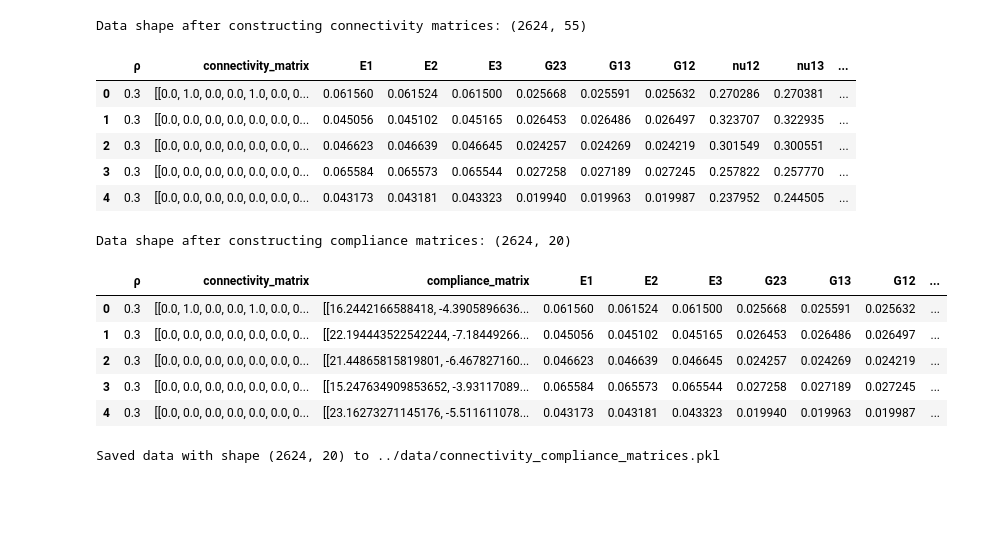
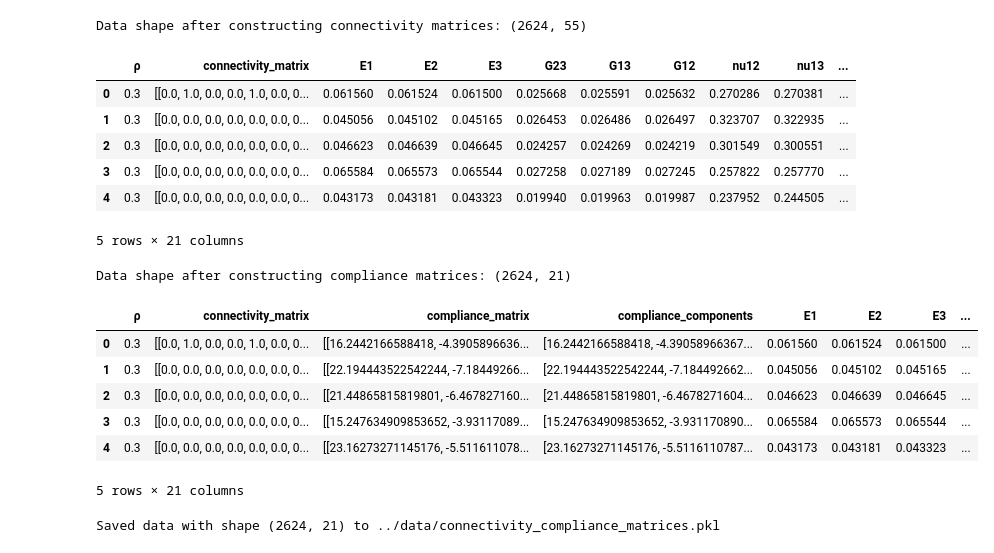
Before and after one commit to saltyjared/chem-277b-group-project, a Jupyter notebook: notebooks/data_matrix_preprocessing.ipynb, the cells around one changed output. Drawn from its saved outputs; the diff is of its cells as text; code cells hidden in the pictures; blank space fills up the shorter version.

Commit message:
update preprocessing to include 1x12 compliance components

```diff
--- a/notebooks/data_matrix_preprocessing.ipynb
+++ b/notebooks/data_matrix_preprocessing.ipynb
@@ -78,7 +78,7 @@ Data shape after constructing connectivity matrices: (2624, 55)
 # %%
 # Reconstruct compliance matrix from columns Sij
 compliance_cols = [col for col in data.columns if re.match(r'S\d{1,2}', col)]
-compliance_cols
+compliance_comps = ['S11', 'S12', 'S13', 'S21', 'S22', 'S23', 'S31', 'S32', 'S33', 'S44', 'S55', 'S66']
 
 def construct_compliance_matrix(row, cols):
     matrix = np.zeros((6, 6))
@@ -88,8 +88,16 @@ def construct_compliance_matrix(row, cols):
         matrix[j-1, i-1] = row[col]
     return np.array(matrix)
 
+def extract_compliance_components(row, cols):
+    components = []
+    for col in cols:
+        components.append(row[col])
+    return np.array(components)
+
+
 # Apply to data, reorder columns, and drop original "ixj" columns
 data['compliance_matrix'] = data.apply(lambda row: construct_compliance_matrix(row, compliance_cols), axis=1)
+data['compliance_components'] = data.apply(lambda row: extract_compliance_components(row, compliance_comps), axis=1)
 data = data.drop(columns=compliance_cols)
 display(data.head())
 print(f"Data shape after constructing compliance matrices: {data.shape}")
@@ -100,21 +108,23 @@ print(f"Data shape after constructing compliance matrices: {data.shape}")
 | 2 | 0.3 | [[0.0, 0.0, 0.0, 0.0, 0.0, 0.0, 0... | 0.046623 | 0.046639 | 0.046645 | 0.024257 | 0.024269 | 0.024219 | 0.301549 | 0.300551 | ... |
 | 3 | 0.3 | [[0.0, 0.0, 0.0, 0.0, 0.0, 0.0, 0... | 0.065584 | 0.065573 | 0.065544 | 0.027258 | 0.027189 | 0.027245 | 0.257822 | 0.257770 | ... |
 | 4 | 0.3 | [[0.0, 0.0, 0.0, 0.0, 0.0, 0.0, 0... | 0.043173 | 0.043181 | 0.043323 | 0.019940 | 0.019963 | 0.019987 | 0.237952 | 0.244505 | ... |
-Data shape after constructing compliance matrices: (2624, 20)
+5 rows × 21 columns
+Data shape after constructing compliance matrices: (2624, 21)
 # %%
 # Reorder columns to have compliance_matrix after connectivity_matrix
-engineering_cols = [col for col in data.columns if col not in ['ρ', 'connectivity_matrix', 'compliance_matrix']]
+engineering_cols = [col for col in data.columns if col not in ['ρ', 'connectivity_matrix', 'compliance_matrix', 'compliance_components']]
 
-final_cols = ['ρ', 'connectivity_matrix', 'compliance_matrix'] + engineering_cols
+final_cols = ['ρ', 'connectivity_matrix', 'compliance_matrix', 'compliance_components'] + engineering_cols
 data = data[final_cols]
 display(data.head())
 # %% [output]
-|  | ρ | connectivity_matrix | compliance_matrix | E1 | E2 | E3 | G23 | G13 | G12 | ... |
-| 0 | 0.3 | [[0.0, 1.0, 0.0, 0.0, 1.0, 0.0, 0... | [[16.2442166588418, -4.3905896636... | 0.061560 | 0.061524 | 0.061500 | 0.025668 | 0.025591 | 0.025632 | ... |
-| 1 | 0.3 | [[0.0, 0.0, 0.0, 0.0, 0.0, 0.0, 0... | [[22.194443522542244, -7.18449266... | 0.045056 | 0.045102 | 0.045165 | 0.026453 | 0.026486 | 0.026497 | ... |
-| 2 | 0.3 | [[0.0, 0.0, 0.0, 0.0, 0.0, 0.0, 0... | [[21.44865815819801, -6.467827160... | 0.046623 | 0.046639 | 0.046645 | 0.024257 | 0.024269 | 0.024219 | ... |
-| 3 | 0.3 | [[0.0, 0.0, 0.0, 0.0, 0.0, 0.0, 0... | [[15.247634909853652, -3.93117089... | 0.065584 | 0.065573 | 0.065544 | 0.027258 | 0.027189 | 0.027245 | ... |
-| 4 | 0.3 | [[0.0, 0.0, 0.0, 0.0, 0.0, 0.0, 0... | [[23.16273271145176, -5.511611078... | 0.043173 | 0.043181 | 0.043323 | 0.019940 | 0.019963 | 0.019987 | ... |
+|  | ρ | connectivity_matrix | compliance_matrix | compliance_components | E1 | E2 | E3 | ... |
+| 0 | 0.3 | [[0.0, 1.0, 0.0, 0.0, 1.0, 0.0, 0... | [[16.2442166588418, -4.3905896636... | [16.2442166588418, -4.39058966367... | 0.061560 | 0.061524 | 0.061500 | ... |
+| 1 | 0.3 | [[0.0, 0.0, 0.0, 0.0, 0.0, 0.0, 0... | [[22.194443522542244, -7.18449266... | [22.194443522542244, -7.184492662... | 0.045056 | 0.045102 | 0.045165 | ... |
+| 2 | 0.3 | [[0.0, 0.0, 0.0, 0.0, 0.0, 0.0, 0... | [[21.44865815819801, -6.467827160... | [21.44865815819801, -6.4678271604... | 0.046623 | 0.046639 | 0.046645 | ... |
+| 3 | 0.3 | [[0.0, 0.0, 0.0, 0.0, 0.0, 0.0, 0... | [[15.247634909853652, -3.93117089... | [15.247634909853652, -3.931170890... | 0.065584 | 0.065573 | 0.065544 | ... |
+| 4 | 0.3 | [[0.0, 0.0, 0.0, 0.0, 0.0, 0.0, 0... | [[23.16273271145176, -5.511611078... | [23.16273271145176, -5.5116110787... | 0.043173 | 0.043181 | 0.043323 | ... |
+5 rows × 21 columns
 # %%
 # Save dataset with matrices as pickle
 filename = '../data/connectivity_compliance_matrices.pkl'
@@ -122,7 +132,7 @@ data.to_pickle(filename)
 
 print(f"Saved data with shape {data.shape} to {filename}")
 # %% [output]
-Saved data with shape (2624, 20) to ../data/connectivity_compliance_matrices.pkl
+Saved data with shape (2624, 21) to ../data/connectivity_compliance_matrices.pkl
 # %%
 # To load back, use:
 loaded_data = pd.read_pickle(filename)
```
Also changed, not shown: parts of 1 cell of this notebook, 1 other file.
